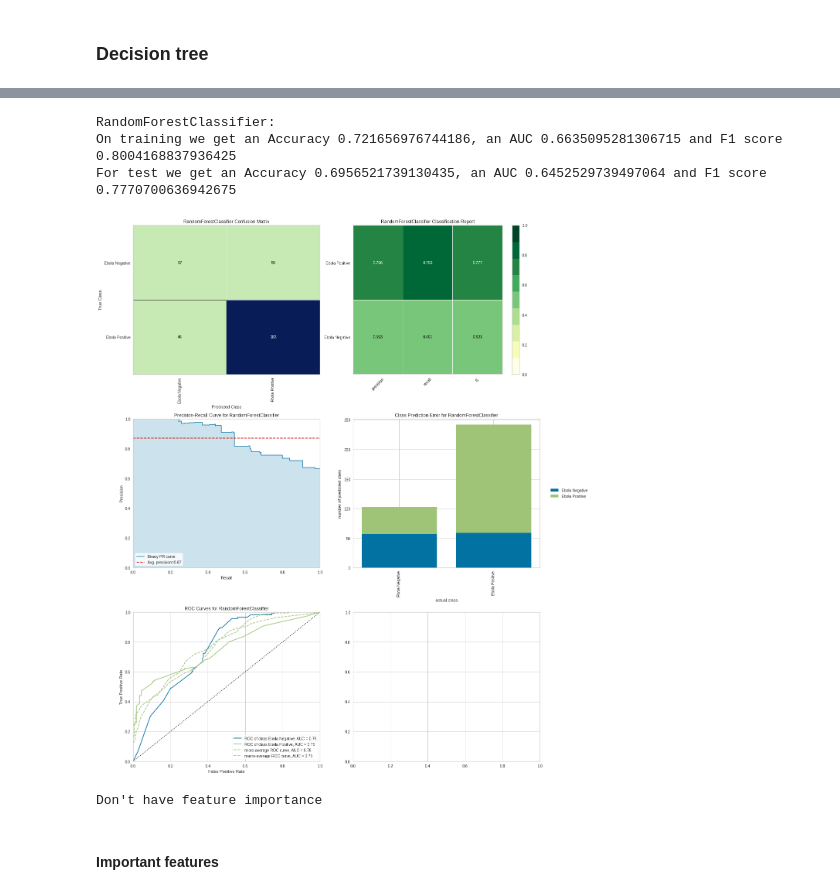
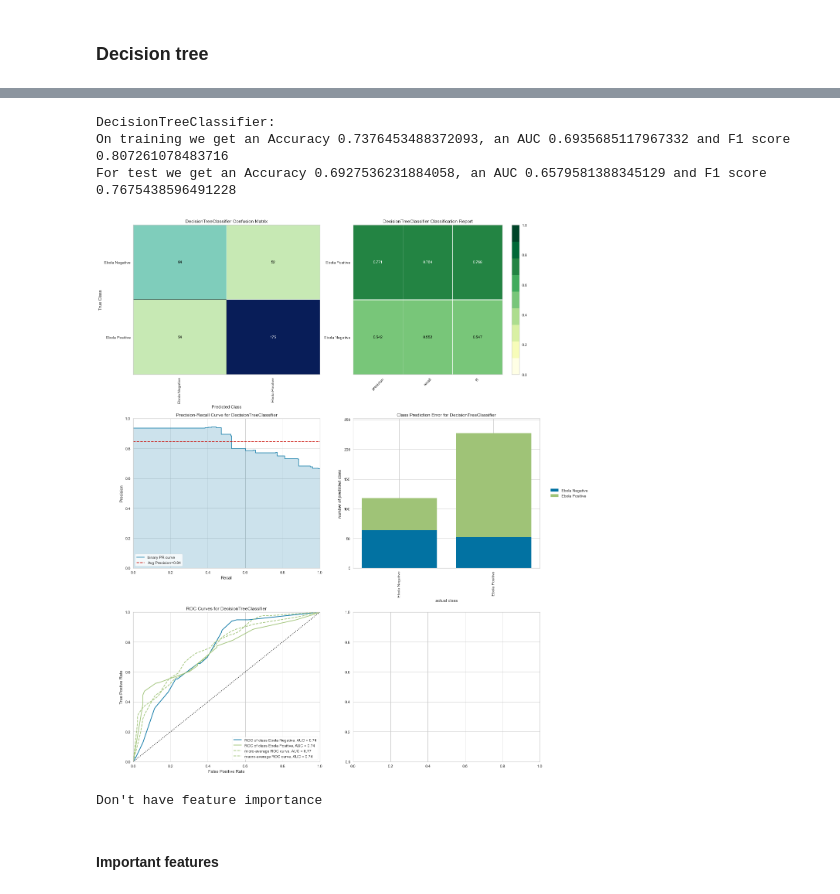
Before and after one commit to CS-433/cs-433-project-2-kernel66, a Jupyter notebook: study_EGOYQN/study_EGOYQN_linelist_diagnosis.ipynb, the cells around one changed output, grey strips where cells are left out. Cells and saved outputs as stored; diff of their text form; code cells hidden in the pictures.

Commit message:
corrected a typo
small typo where decisionTree turned into RandomForest spontanuously

```diff
--- a/study_EGOYQN/study_EGOYQN_linelist_diagnosis.ipynb
+++ b/study_EGOYQN/study_EGOYQN_linelist_diagnosis.ipynb
@@ -1803,17 +1871,17 @@ print(gsearch.best_params_)
 # %%
-clf_best = RandomForestClassifier(max_depth=        gsearch.best_params_['model__max_depth'],
+clf_best = tree.DecisionTreeClassifier(max_depth=        gsearch.best_params_['model__max_depth'],
                                   min_samples_split=gsearch.best_params_['model__min_samples_split'],
                                  random_state = 123)
 
 X_train_sel_ftest = fs.fit_transform(X_ebo_train, y_ebo_train)
 X_test_sel_ftest = fs.transform(X_ebo_test)
 
 score_model(X_train_sel_ftest, y_ebo_train, X_test_sel_ftest, y_ebo_test, clf_best)
 # %% [output]
-RandomForestClassifier:
-On training we get an Accuracy 0.721656976744186, an AUC 0.6635095281306715 and F1 score 0.8004168837936425
-For test we get an Accuracy 0.6956521739130435, an AUC 0.6452529739497064 and F1 score 0.7770700636942675
+DecisionTreeClassifier:
+On training we get an Accuracy 0.7376453488372093, an AUC 0.6935685117967332 and F1 score 0.807261078483716
+For test we get an Accuracy 0.6927536231884058, an AUC 0.6579581388345129 and F1 score 0.7675438596491228
-[figure, old version]
+[figure, new version]
 Don't have feature importance
 # %% [markdown]
 #### Important features
```
Also changed, not shown: parts of 80 cells of this notebook.
